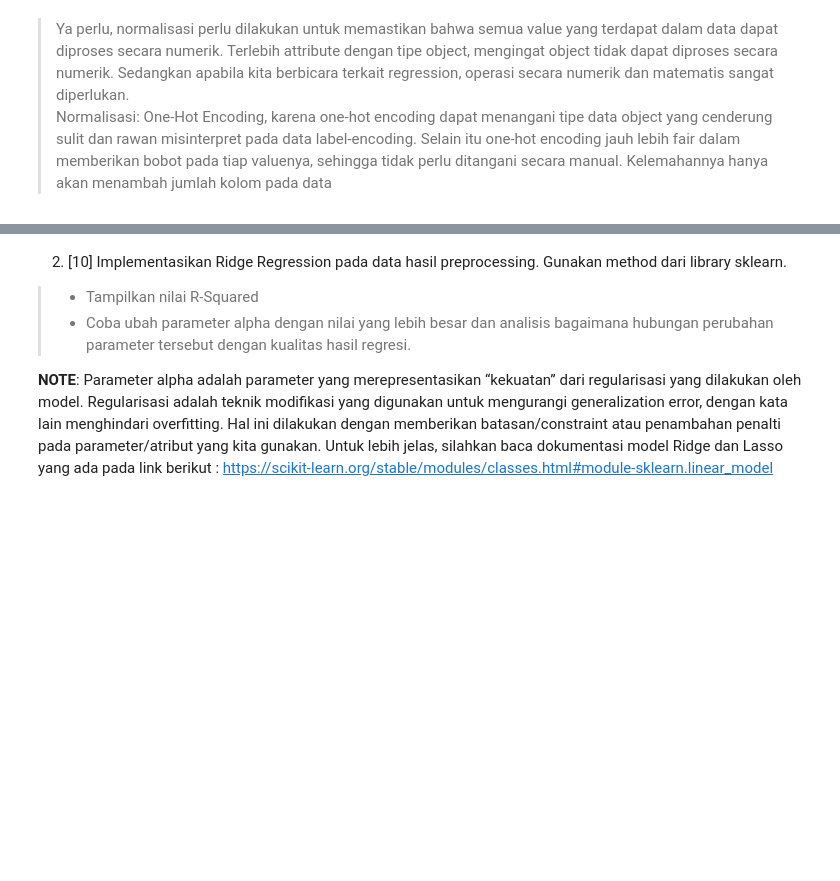
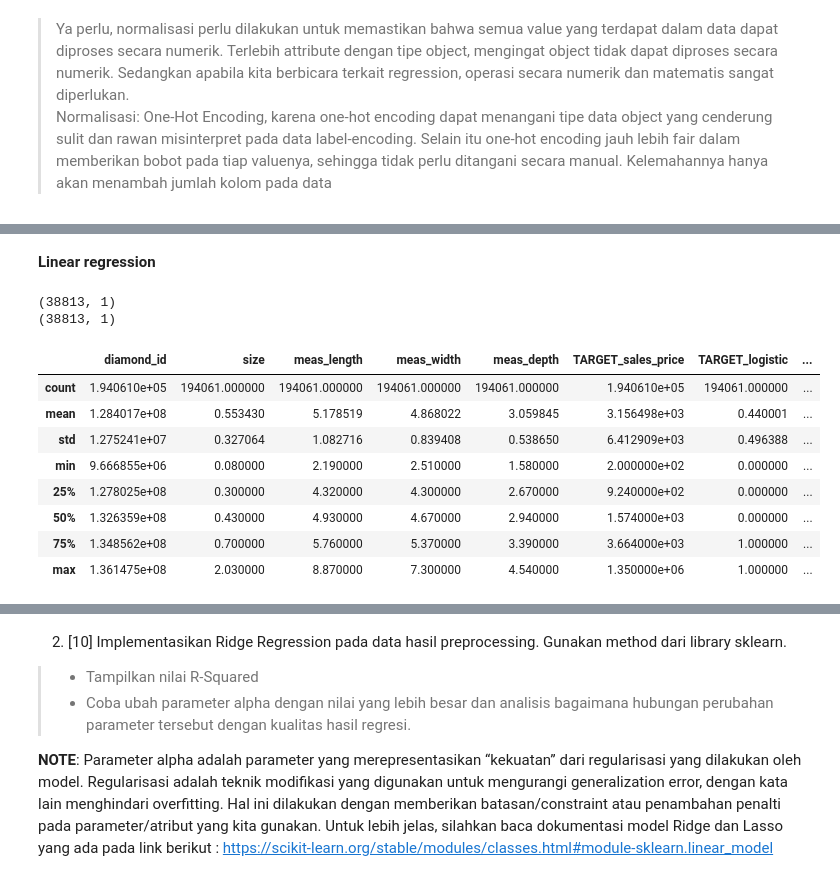
Before and after one commit to faisaladisoe/kasdd-tugas, a Jupyter notebook: Tugas 3/Tugas_3_KASDD.ipynb, the cells around one changed output, grey strips where cells are left out. Saved outputs shown, nothing was run; the diff lists cells and outputs as text; code cells hidden in the pictures; blank space fills up the shorter version.

```diff
--- a/Tugas 3/Tugas_3_KASDD.ipynb
+++ b/Tugas 3/Tugas_3_KASDD.ipynb
@@ -350,0 +362,47 @@ display(df_one_hot_encoded)
+# %% [markdown]
+**Linear regression**
+# %%
+# Separate between target and predictor
+## Jumlah data dapat diatur
+x_predictor = df_one_hot_encoded
+y_target = df.loc[:, ['TARGET_sales_price']]
+
+# Scaling
+from sklearn.preprocessing import StandardScaler
+scale = StandardScaler()
+scale_x_predictor = scale.fit_transform(x_predictor)
+
+# Project to 1D
+from sklearn.decomposition import PCA
+pca = PCA(n_components = 1)
+pca_component = pca.fit_transform(scale_x_predictor)
+df_pca_component = pd.DataFrame(data = pca_component, columns = [
+  'Principal Component 1'])
+predictor_concat_target = pd.concat([df_pca_component, y_target], axis = 1, join = 'outer')
+
+# Split into training and testing set
+from sklearn.model_selection import train_test_split
+x_train, x_test, y_train, y_test = train_test_split(df_pca_component, y_target, test_size = 0.2, random_state = 30)
+
+# Train the model
+from sklearn.linear_model import LinearRegression
+regressor = LinearRegression()
+regressor.fit(x_train, y_train)
+
+# Predicting
+y_prediction = regressor.predict(x_test)
+print(x_test.shape)
+print(y_prediction.shape)
+df.describe()
+# %% [output]
+(38813, 1)
+(38813, 1)
+|  | diamond_id | size | meas_length | meas_width | meas_depth | TARGET_sales_price | TARGET_logistic | ... |
+| count | 1.940610e+05 | 194061.000000 | 194061.000000 | 194061.000000 | 194061.000000 | 1.940610e+05 | 194061.000000 | ... |
+| mean | 1.284017e+08 | 0.553430 | 5.178519 | 4.868022 | 3.059845 | 3.156498e+03 | 0.440001 | ... |
+| std | 1.275241e+07 | 0.327064 | 1.082716 | 0.839408 | 0.538650 | 6.412909e+03 | 0.496388 | ... |
+| min | 9.666855e+06 | 0.080000 | 2.190000 | 2.510000 | 1.580000 | 2.000000e+02 | 0.000000 | ... |
+| 25% | 1.278025e+08 | 0.300000 | 4.320000 | 4.300000 | 2.670000 | 9.240000e+02 | 0.000000 | ... |
+| 50% | 1.326359e+08 | 0.430000 | 4.930000 | 4.670000 | 2.940000 | 1.574000e+03 | 0.000000 | ... |
+| 75% | 1.348562e+08 | 0.700000 | 5.760000 | 5.370000 | 3.390000 | 3.664000e+03 | 1.000000 | ... |
+| max | 1.361475e+08 | 2.030000 | 8.870000 | 7.300000 | 4.540000 | 1.350000e+06 | 1.000000 | ... |
```
Also changed, not shown: parts of 9 cells of this notebook.
